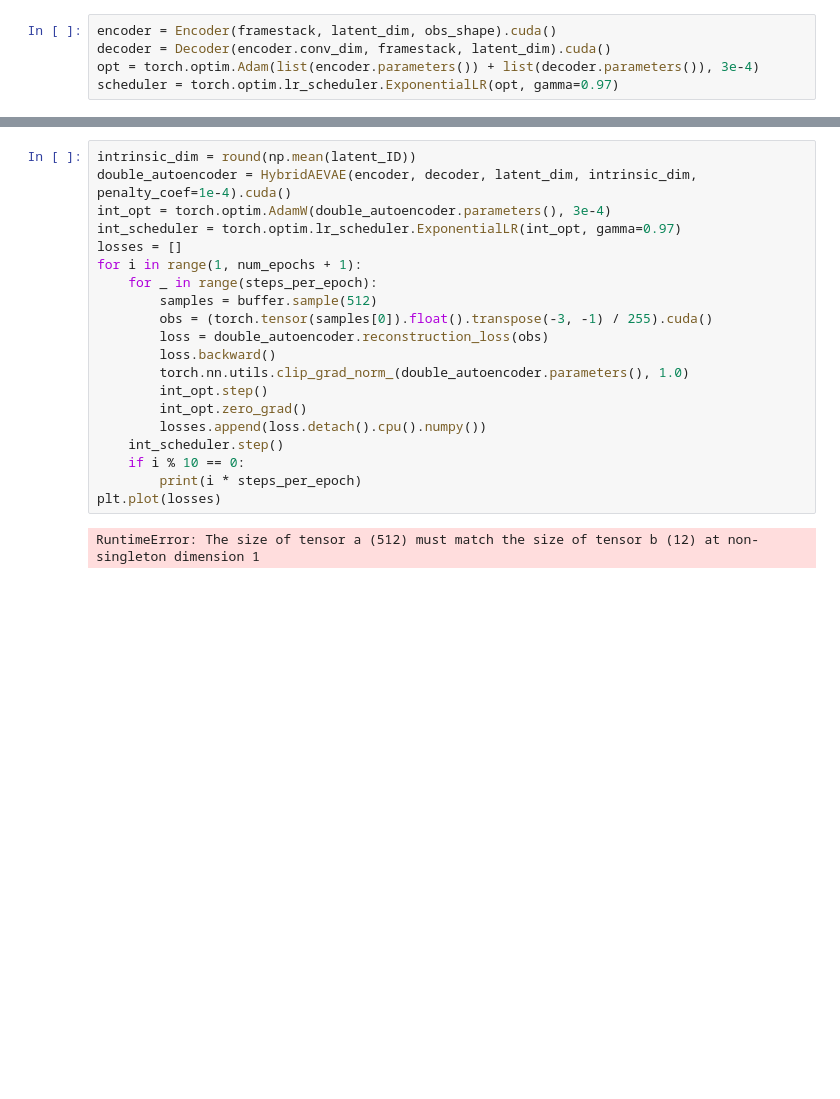
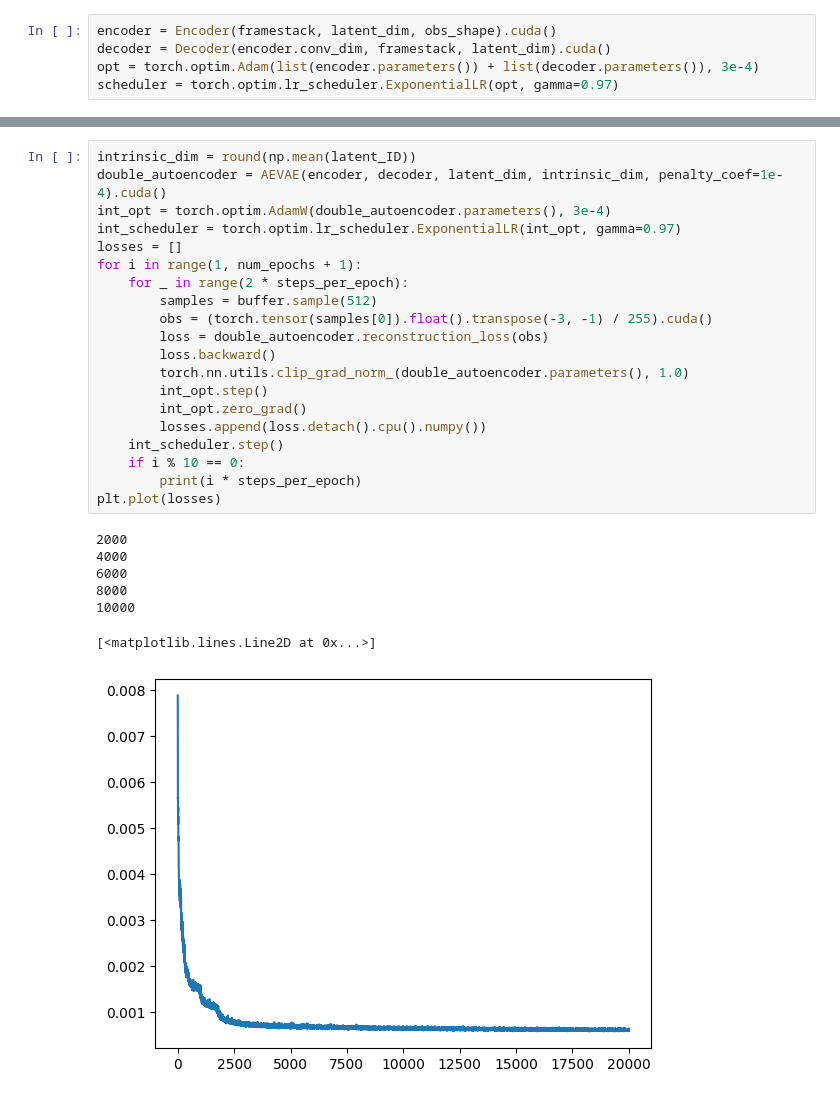
Before and after one commit to antony-zhao/RLTesting, a Jupyter notebook: rltesting/fvd_experiments/hybrid_testing.ipynb, the cells around one changed output, grey strips where cells are left out. Drawn from its saved outputs; the diff is of its cells as text; blank space fills up the shorter version.

```diff
--- a/rltesting/fvd_experiments/hybrid_testing.ipynb
+++ b/rltesting/fvd_experiments/hybrid_testing.ipynb
@@ -122,25 +125,31 @@ Image ID: 9.55719234368919 +- 0.09741081447257396
 # %%
 intrinsic_dim = round(np.mean(latent_ID))
-double_autoencoder = HybridAEVAE(encoder, decoder, latent_dim, intrinsic_dim, penalty_coef=1e-4).cuda()
+double_autoencoder = AEVAE(encoder, decoder, latent_dim, intrinsic_dim, penalty_coef=1e-4).cuda()
 int_opt = torch.optim.AdamW(double_autoencoder.parameters(), 3e-4)
 int_scheduler = torch.optim.lr_scheduler.ExponentialLR(int_opt, gamma=0.97)
 losses = []
 for i in range(1, num_epochs + 1):
-    for _ in range(steps_per_epoch):
+    for _ in range(2 * steps_per_epoch):
         samples = buffer.sample(512)
         obs = (torch.tensor(samples[0]).float().transpose(-3, -1) / 255).cuda()
         loss = double_autoencoder.reconstruction_loss(obs)
         loss.backward()
         torch.nn.utils.clip_grad_norm_(double_autoencoder.parameters(), 1.0)
         int_opt.step()
         int_opt.zero_grad()
         losses.append(loss.detach().cpu().numpy())
     int_scheduler.step()
     if i % 10 == 0:
         print(i * steps_per_epoch)
 plt.plot(losses)
 # %% [output]
-RuntimeError: The size of tensor a (512) must match the size of tensor b (12) at non-singleton dimension 1
+2000
+4000
+6000
+8000
+10000
+[<matplotlib.lines.Line2D at 0x...>]
+[figure, added]
 # %%
 plt.close("all")
 %matplotlib inline
```
Also changed, not shown: parts of 12 cells of this notebook, 4 other files.
